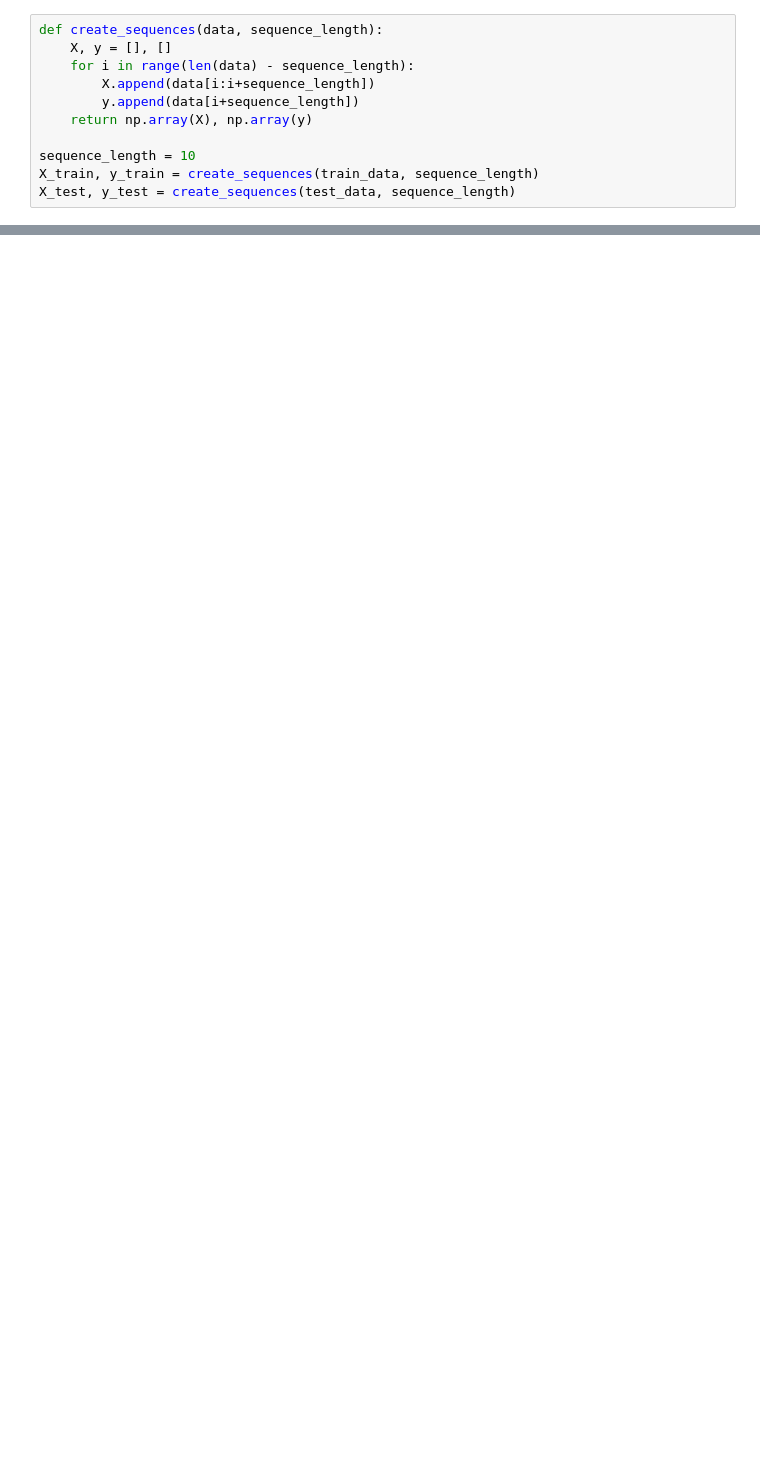
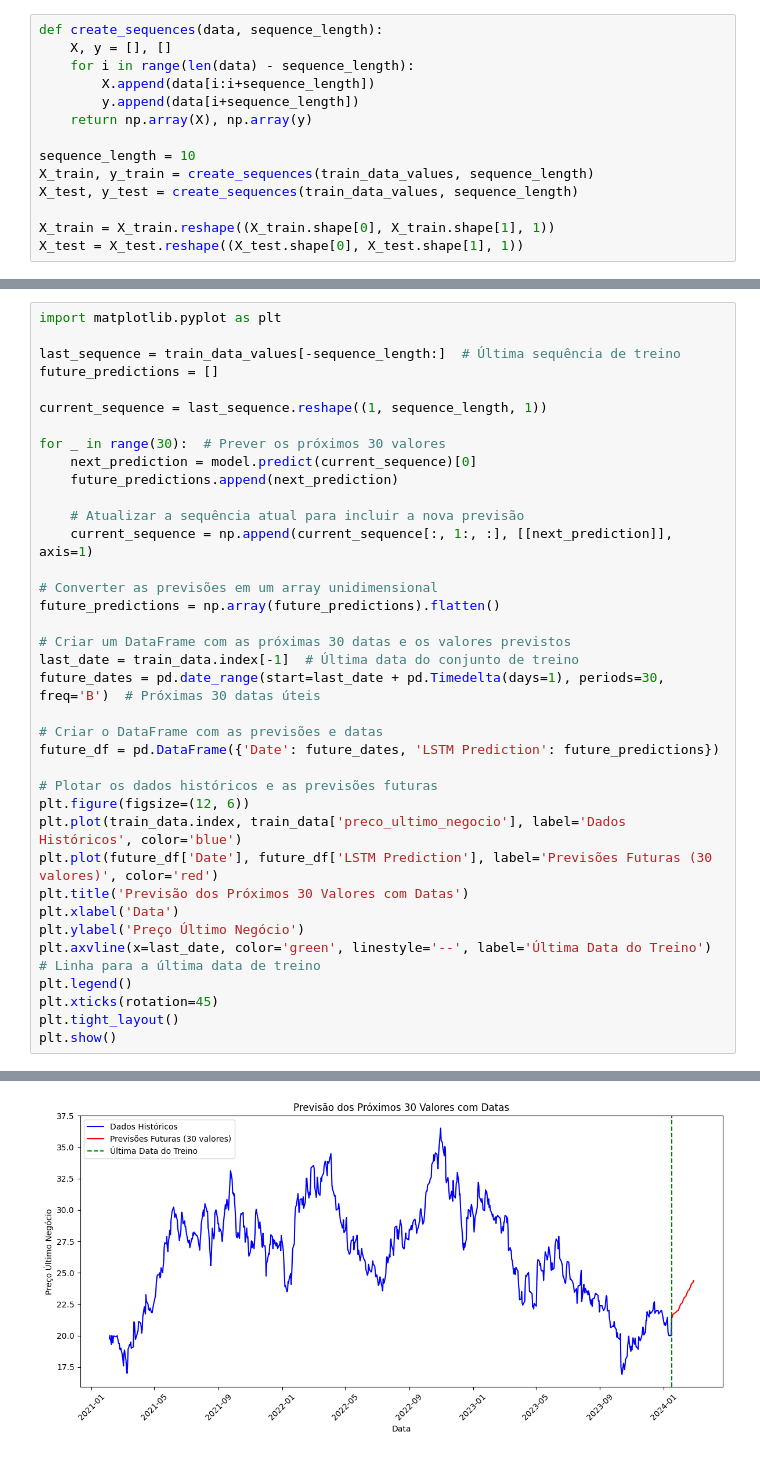
Before and after one commit to Cayros7k/pregao_forecasting, a Jupyter notebook: lstm_train/lstm_model_intb3.ipynb, the cells around one changed output, grey strips where cells are left out. Cells and saved outputs as stored; diff of their text form; blank space fills up the shorter version.

```diff
--- a/lstm_train/lstm_model_intb3.ipynb
+++ b/lstm_train/lstm_model_intb3.ipynb
@@ -35,8 +44,11 @@ def create_sequences(data, sequence_length):
     return np.array(X), np.array(y)
 
 sequence_length = 10
-X_train, y_train = create_sequences(train_data, sequence_length)
-X_test, y_test = create_sequences(test_data, sequence_length)
+X_train, y_train = create_sequences(train_data_values, sequence_length)
+X_test, y_test = create_sequences(train_data_values, sequence_length)
+
+X_train = X_train.reshape((X_train.shape[0], X_train.shape[1], 1))
+X_test = X_test.reshape((X_test.shape[0], X_test.shape[1], 1))
 # %%
 from keras.models import Sequential, save_model, load_model
 from keras.layers import LSTM, Dense
@@ -104,0 +102,38 @@ test_predictions_df1
+# %%
+import matplotlib.pyplot as plt
+
+last_sequence = train_data_values[-sequence_length:]  # Última sequência de treino
+future_predictions = []
+
+current_sequence = last_sequence.reshape((1, sequence_length, 1))
+
+for _ in range(30):  # Prever os próximos 30 valores
+    next_prediction = model.predict(current_sequence)[0]
+    future_predictions.append(next_prediction)
+
+    # Atualizar a sequência atual para incluir a nova previsão
+    current_sequence = np.append(current_sequence[:, 1:, :], [[next_prediction]], axis=1)
+
+# Converter as previsões em um array unidimensional
+future_predictions = np.array(future_predictions).flatten()
+
+# Criar um DataFrame com as próximas 30 datas e os valores previstos
+last_date = train_data.index[-1]  # Última data do conjunto de treino
+future_dates = pd.date_range(start=last_date + pd.Timedelta(days=1), periods=30, freq='B')  # Próximas 30 datas úteis
+
+# Criar o DataFrame com as previsões e datas
+future_df = pd.DataFrame({'Date': future_dates, 'LSTM Prediction': future_predictions})
+
+# Plotar os dados históricos e as previsões futuras
+plt.figure(figsize=(12, 6))
+plt.plot(train_data.index, train_data['preco_ultimo_negocio'], label='Dados Históricos', color='blue')
+plt.plot(future_df['Date'], future_df['LSTM Prediction'], label='Previsões Futuras (30 valores)', color='red')
+plt.title('Previsão dos Próximos 30 Valores com Datas')
+plt.xlabel('Data')
+plt.ylabel('Preço Último Negócio')
+plt.axvline(x=last_date, color='green', linestyle='--', label='Última Data do Treino')  # Linha para a última data de treino
+plt.legend()
+plt.xticks(rotation=45)
+plt.tight_layout()
+plt.show()
+# %% [output]
@@ -104,0 +157 @@ test_predictions_df1
+[figure, added]
```
Also changed, not shown: parts of 4 cells of this notebook, 14 other files.
